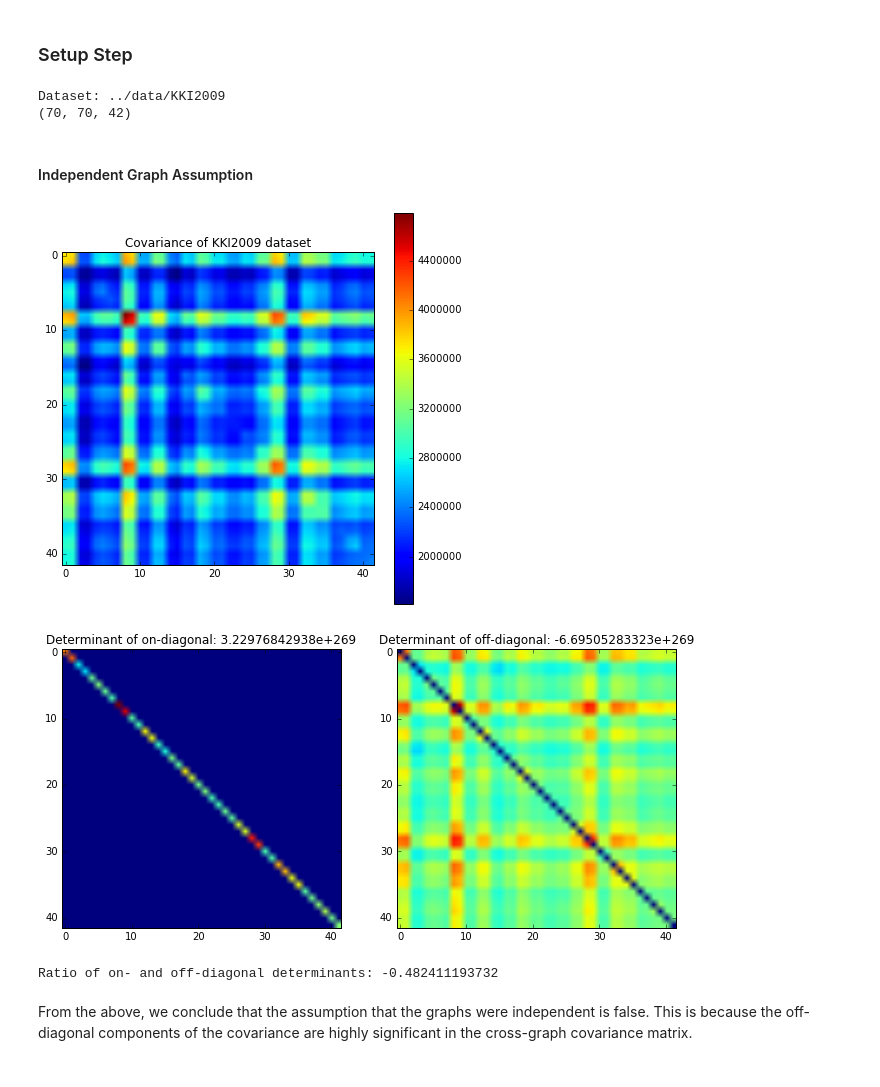
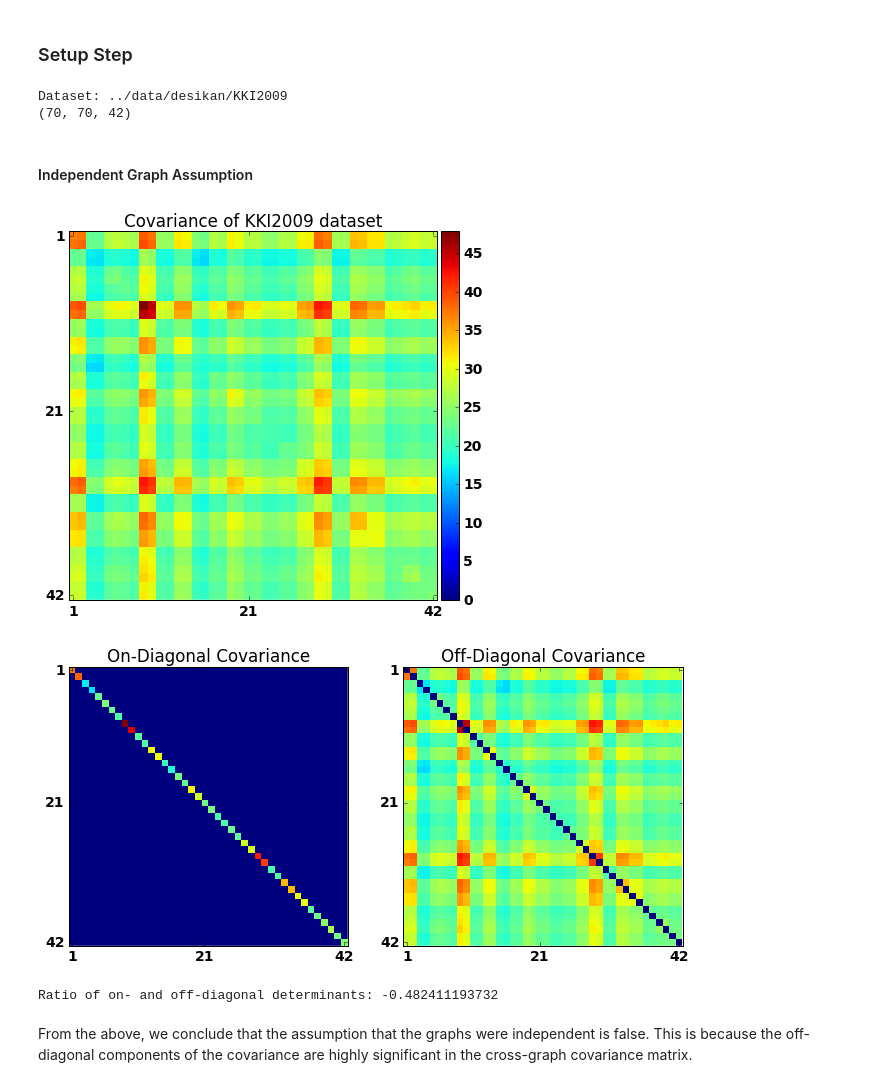
Before and after one commit to Upward-Spiral-Science/TA, a Jupyter notebook: code/test_assumptions.ipynb, the cells around one changed output. Cells and saved outputs as stored; diff of their text form; code cells hidden in the pictures.

```diff
--- a/code/test_assumptions.ipynb
+++ b/code/test_assumptions.ipynb
@@ -45,15 +45,21 @@ import igraph as ig
 
 %matplotlib inline
 
+font = {'weight' : 'bold',
+        'size'   : 14}
+
+import matplotlib
+matplotlib.rc('font', **font)
+
 # Initializing dataset names
-dnames = list(['../data/KKI2009'])
+dnames = list(['../data/desikan/KKI2009'])
 print "Dataset: " + ", ".join(dnames)
 
 # Getting graph names
 fs = list()
 for dd in dnames:
         fs.extend([root+'/'+file for root, dir, files in os.walk(dd) for file in files])
-fs = fs[1:]
+fs = fs[:]
 def loadGraphs(filenames, rois, printer=False):
     A = np.zeros((rois, rois, len(filenames)))
     for idx, files in enumerate(filenames):
@@ -74,40 +80,62 @@ ys = csv.reader(open('../data/kki42_subjectinformation.csv'))
 y = [y[5] for y in ys]
 y = [1 if x=='F' else 0 for x in y[1:]]
 # %% [output]
-Dataset: ../data/KKI2009
+Dataset: ../data/desikan/KKI2009
 (70, 70, 42)
 # %% [markdown]
 #### Independent Graph Assumption
 # %%
 vectorized = np.reshape(X, (X.shape[0]**2, X.shape[2])).T
 covar = np.cov(vectorized)
 
+from mpl_toolkits.axes_grid1 import make_axes_locatable
+
+# create an axes on the right side of ax. The width of cax will be 5%
+# of ax and the padding between cax and ax will be fixed at 0.05 inch.
+
 plt.figure(figsize=(7,7))
-plt.imshow(covar)
+ax = plt.gca()
+
+im = ax.imshow(covar/100000, interpolation='None')
+im.set_clim([0, np.max(covar/100000)])
+
 plt.title('Covariance of KKI2009 dataset')
-plt.colorbar()
+plt.xticks((0, 20, 41), ('1', '21', '42'))
+plt.yticks((0, 20, 41), ('1', '21', '42'))
+
+divider = make_axes_locatable(ax)
+cax = divider.append_axes("right", size="5%", pad=0.05)
+
+plt.colorbar(im, cax=cax)
+plt.savefig('../figs/graphs_covariance.png')
 plt.show()
 
 diag = covar.diagonal()*np.eye(covar.shape[0])
 hollow = covar-diag
 d_det = np.linalg.det(diag)
 h_det = np.linalg.det(hollow)
 
 plt.figure(figsize=(11,8))
 plt.subplot(121)
-plt.imshow(diag)
-plt.clim([0, np.max(covar)])
-plt.title('Determinant of on-diagonal: ' + str(d_det))
+plt.imshow(diag/100000, interpolation='None')
+plt.clim([0, np.max(covar/100000)])
+plt.title('On-Diagonal Covariance')
+plt.xticks((0, 20, 41), ('1', '21', '42'))
+plt.yticks((0, 20, 41), ('1', '21', '42'))
+
+
 plt.subplot(122)
-plt.imshow(hollow)
-plt.clim([0, np.max(covar)])
-plt.title('Determinant of off-diagonal: ' + str(h_det))
+plt.imshow(hollow/100000, interpolation='None')
+plt.clim([0, np.max(covar/100000)])
+plt.title('Off-Diagonal Covariance')
+plt.xticks((0, 20, 41), ('1', '21', '42'))
+plt.yticks((0, 20, 41), ('1', '21', '42'))
 plt.show()
 
 print "Ratio of on- and off-diagonal determinants: " + str(d_det/h_det)
 # %% [output]
-[figure, old version]
+[figure, new version]
-[figure, old version]
+[figure, new version]
 Ratio of on- and off-diagonal determinants: -0.482411193732
 # %% [markdown]
 From the above, we conclude that the assumption that the graphs were independent is false. This is because the off-diagonal components of the covariance are highly significant in the cross-graph covariance matrix.
```
Also changed, not shown: parts of 4 cells of this notebook, 7 other files.
